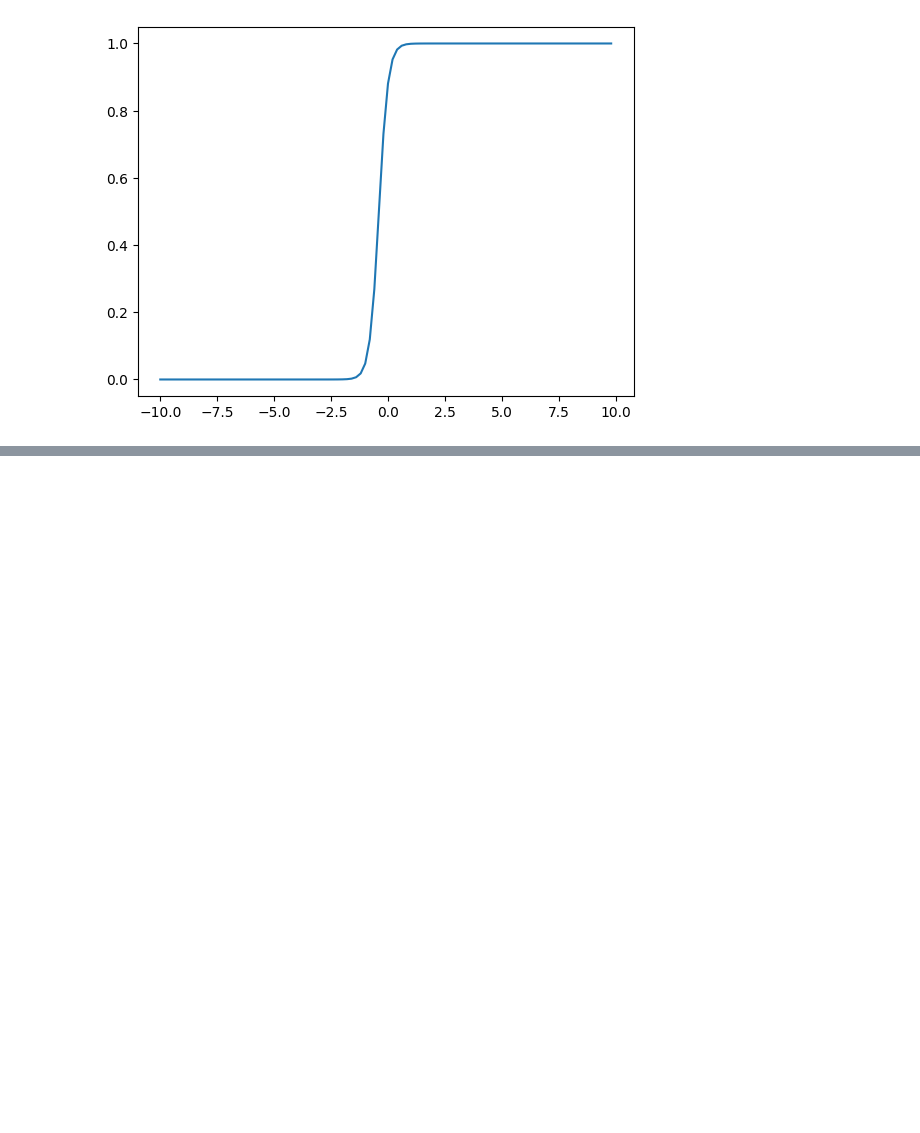
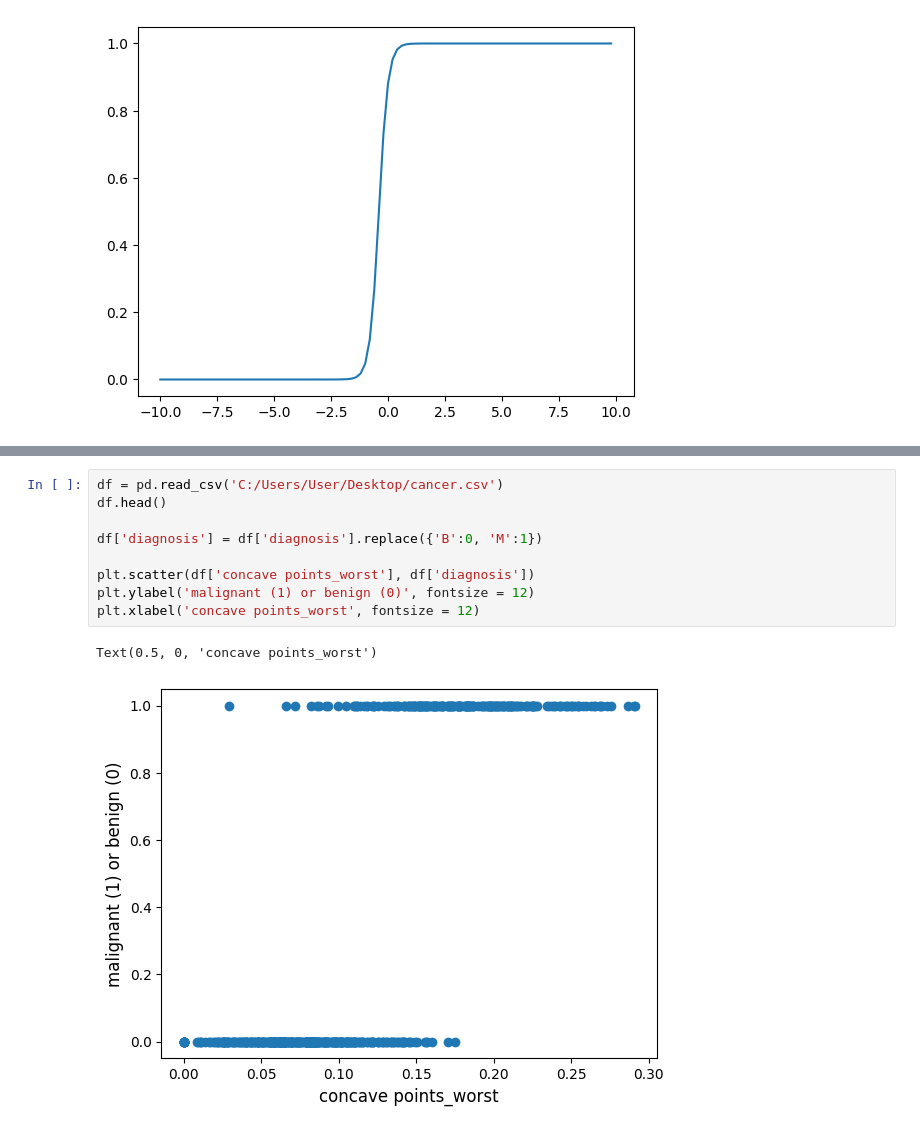
Before and after one commit to rezart95/Machine_Learning_with_Python, a Jupyter notebook: ML_Foundamentals/logistic_regression.ipynb, the cells around one changed output, grey strips where cells are left out. Cells and saved outputs as stored; diff of their text form; blank space fills up the shorter version.

```diff
--- a/ML_Foundamentals/logistic_regression.ipynb
+++ b/ML_Foundamentals/logistic_regression.ipynb
@@ -33,0 +43,12 @@ plt.plot(x, sigmoid(x))
+# %%
+df = pd.read_csv('C:/Users/User/Desktop/cancer.csv')
+df.head()
+
+df['diagnosis'] = df['diagnosis'].replace({'B':0, 'M':1})
+
+plt.scatter(df['concave points_worst'], df['diagnosis'])
+plt.ylabel('malignant (1) or benign (0)', fontsize = 12)
+plt.xlabel('concave points_worst', fontsize = 12)
+# %% [output]
+Text(0.5, 0, 'concave points_worst')
+[figure, added]
```
Also changed, not shown: parts of 5 cells of this notebook, 9 other files.
